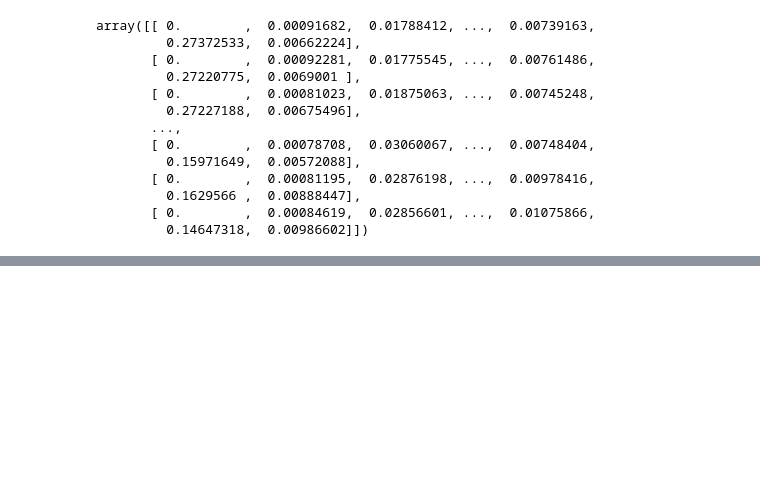
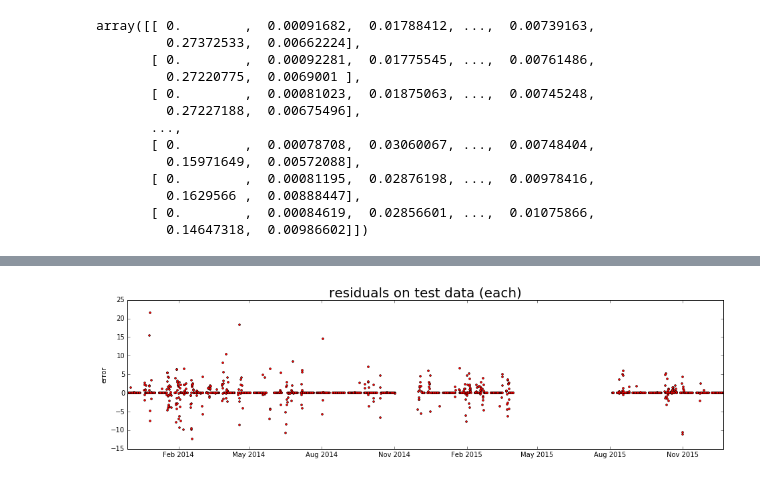
Before and after one commit to senongtor/From-Fog-Nets-to-Neural-Nets, a Jupyter notebook: ipython_no_submission.ipynb, the cells around one changed output, grey strips where cells are left out. Cells and saved outputs as stored; diff of their text form; code cells hidden in the pictures; blank space fills up the shorter version.

```diff
--- a/ipython_no_submission.ipynb
+++ b/ipython_no_submission.ipynb
@@ -598,0 +624,22 @@ plt.show()
+# %%
+X_5min = microclimate_5min.copy()
+
+X_time = microclimate_train.copy()
+y_time = labels.copy()
+
+X_time = X_time.drop(labels=X_time.index[0:4], axis=0).copy()
+y_time = y_time.drop(labels=y_time.index[0:4], axis=0).copy()
+
+X_time.fillna(method='pad')
+
+for timestamp in X_time.index:
+    if np.isnan(X_time.loc[timestamp]['percip_mm']):
+        X_time = X_time.drop(labels=timestamp, axis=0).copy()
+        y_time = y_time.drop(labels=timestamp, axis=0).copy()
+    elif np.isnan(X_time.loc[timestamp]['gusts_ms']):
+        X_time = X_time.drop(labels=timestamp, axis=0).copy()
+        y_time = y_time.drop(labels=timestamp, axis=0).copy()
+    elif np.isnan(X_time.loc[timestamp]['leafwet460_min']):
+        X_time.loc[timestamp]['leafwet460_min'] = 0
+
+normalize(X_time, copy=False)
@@ -598,0 +697,8 @@ plt.show()
+# %%
+X_train, X_test, y_train, y_test = train_test_split(X_joint,
+                                                    y_new,
+                                                    test_size=0.3, random_state=100)
+# %%
+estimator = ensemble.RandomForestRegressor()
+estimator.fit(X_train, y_train)
+y_hat_regression = estimator.predict(X_test)
@@ -599,3 +833,19 @@ plt.show()
+# %%
+fig, ax = plt.subplots(figsize=(16, 4))
+err = y_regression - y_test.values.ravel()
+
+ax.plot_date(y_test.index, err, c='r', ms=3)
+ax.set_title('residuals on test data (each)', fontsize=20)
+ax.set_ylabel('error')
+
+plt.show()
+
+# cc = 0
+# for i in xrange(err.shape[0]):
+#     if y_regression[i] - y_test.values[0][i] < 0:
+#         cc += 1
+# %% [output]
+[figure, added]
 # %%
 for i in [2,4,6,8,18,20,22]:
     offset = i
```
Also changed, not shown: parts of 18 cells of this notebook.
